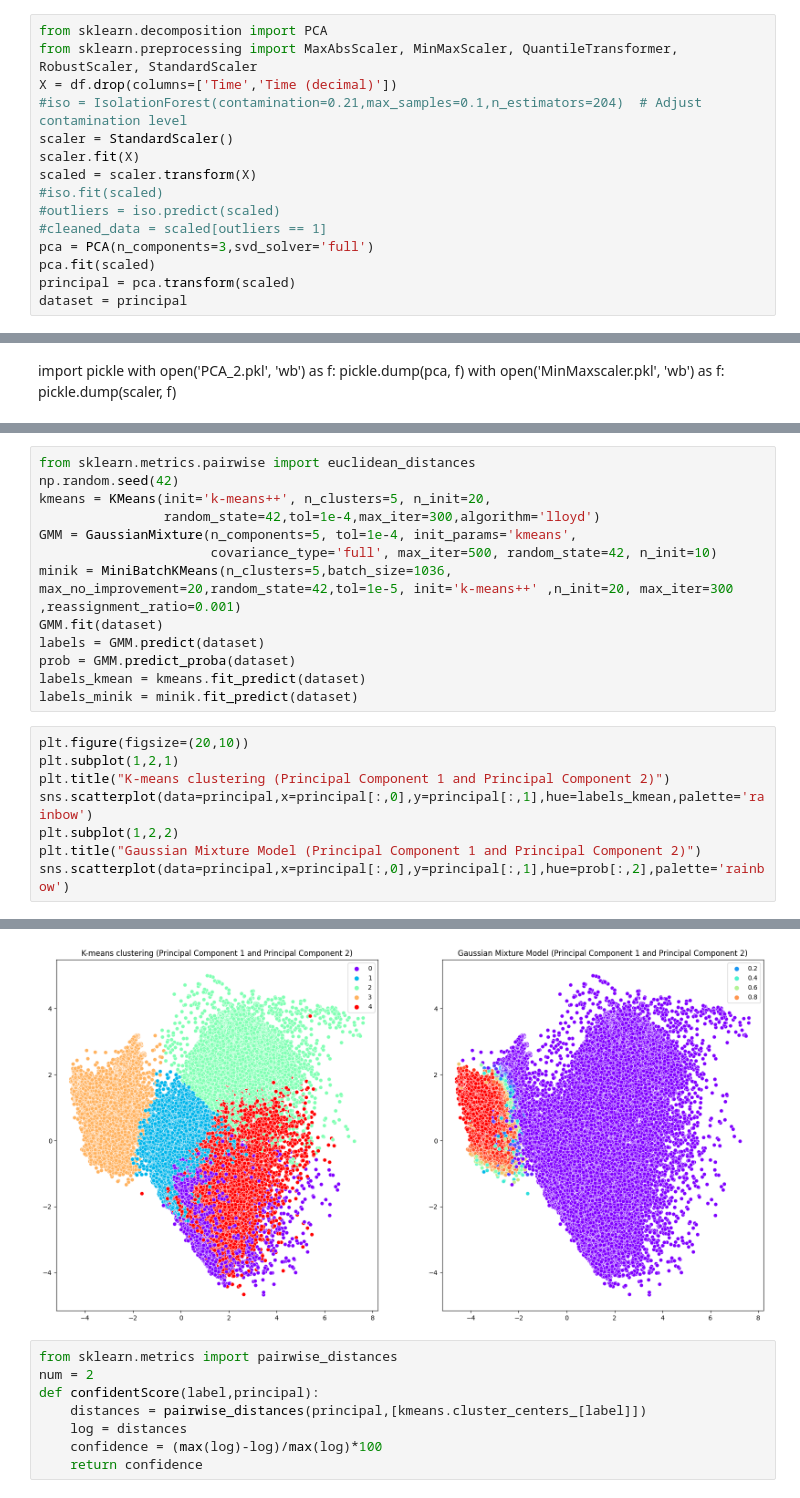
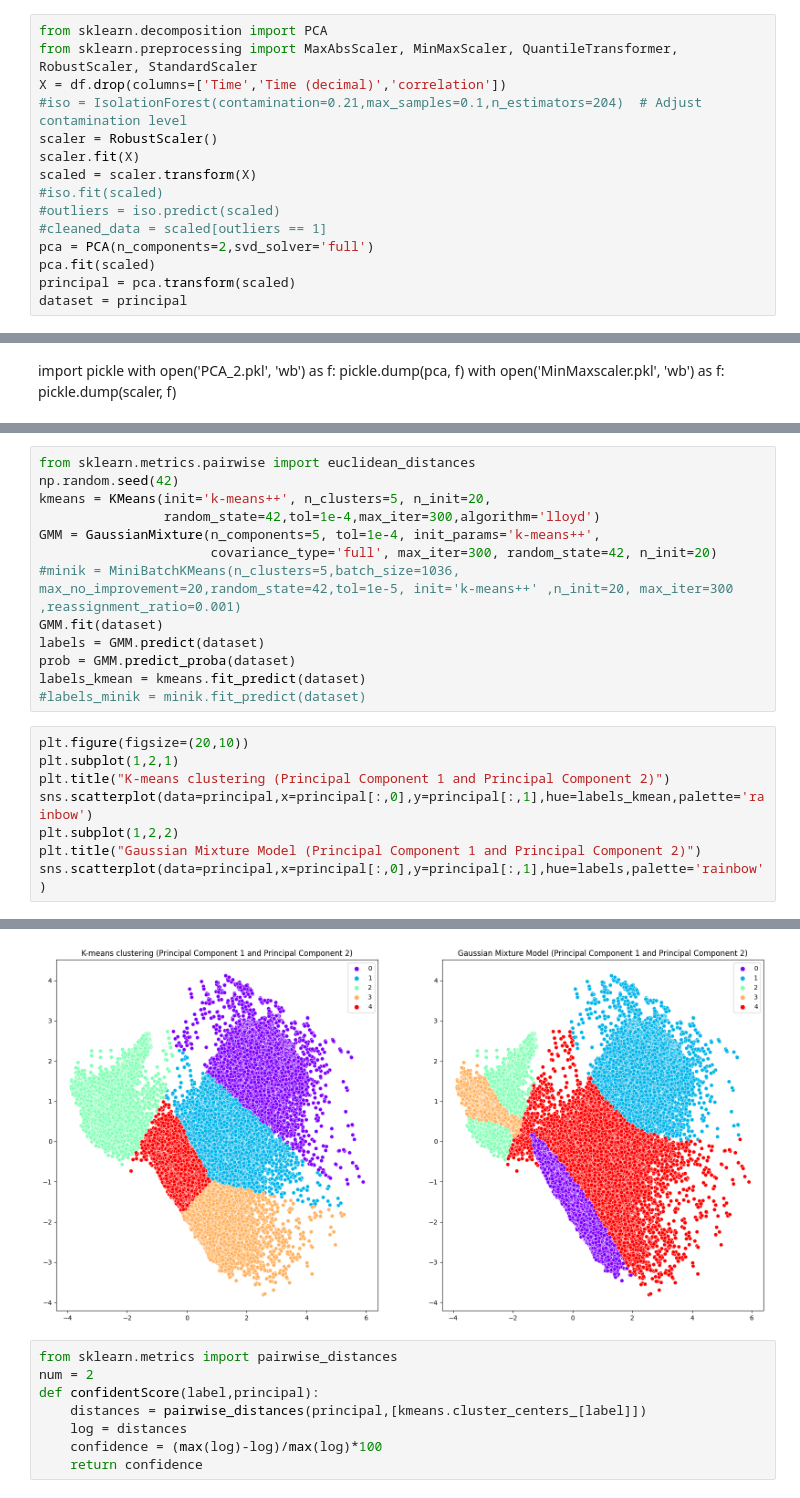
Before and after one commit to PrachayaKMITL/NARIT_internship_2024, a Jupyter notebook: Test_kernel/test_data.ipynb, the cells around one changed output, grey strips where cells are left out. Cells and saved outputs as stored; diff of their text form.

```diff
--- a/Test_kernel/test_data.ipynb
+++ b/Test_kernel/test_data.ipynb
@@ -174,15 +168,15 @@ sns.heatmap(data=df.drop(columns=['Time (decimal)']).corr(),annot=True,cmap='jet
 # %%
 from sklearn.decomposition import PCA
 from sklearn.preprocessing import MaxAbsScaler, MinMaxScaler, QuantileTransformer, RobustScaler, StandardScaler
-X = df.drop(columns=['Time','Time (decimal)'])
+X = df.drop(columns=['Time','Time (decimal)','correlation'])
 #iso = IsolationForest(contamination=0.21,max_samples=0.1,n_estimators=204)  # Adjust contamination level
-scaler = StandardScaler()
+scaler = RobustScaler()
 scaler.fit(X)
 scaled = scaler.transform(X)
 #iso.fit(scaled)
 #outliers = iso.predict(scaled)
 #cleaned_data = scaled[outliers == 1]
-pca = PCA(n_components=3,svd_solver='full')
+pca = PCA(n_components=2,svd_solver='full')
 pca.fit(scaled)
 principal = pca.transform(scaled)
 dataset = principal
@@ -226,25 +225,25 @@ from sklearn.metrics.pairwise import euclidean_distances
 np.random.seed(42)
 kmeans = KMeans(init='k-means++', n_clusters=5, n_init=20,
                 random_state=42,tol=1e-4,max_iter=300,algorithm='lloyd')
-GMM = GaussianMixture(n_components=5, tol=1e-4, init_params='kmeans',
-                      covariance_type='full', max_iter=500, random_state=42, n_init=10)
-minik = MiniBatchKMeans(n_clusters=5,batch_size=1036, max_no_improvement=20,random_state=42,tol=1e-5, init='k-means++' ,n_init=20, max_iter=300 ,reassignment_ratio=0.001)
+GMM = GaussianMixture(n_components=5, tol=1e-4, init_params='k-means++',
+                      covariance_type='full', max_iter=300, random_state=42, n_init=20)
+#minik = MiniBatchKMeans(n_clusters=5,batch_size=1036, max_no_improvement=20,random_state=42,tol=1e-5, init='k-means++' ,n_init=20, max_iter=300 ,reassignment_ratio=0.001)
 GMM.fit(dataset)
 labels = GMM.predict(dataset)
 prob = GMM.predict_proba(dataset)
 labels_kmean = kmeans.fit_predict(dataset)
-labels_minik = minik.fit_predict(dataset)
+#labels_minik = minik.fit_predict(dataset)
 # %%
 plt.figure(figsize=(20,10))
 plt.subplot(1,2,1)
 plt.title("K-means clustering (Principal Component 1 and Principal Component 2)")
 sns.scatterplot(data=principal,x=principal[:,0],y=principal[:,1],hue=labels_kmean,palette='rainbow')
 plt.subplot(1,2,2)
 plt.title("Gaussian Mixture Model (Principal Component 1 and Principal Component 2)")
-sns.scatterplot(data=principal,x=principal[:,0],y=principal[:,1],hue=prob[:,2],palette='rainbow')
+sns.scatterplot(data=principal,x=principal[:,0],y=principal[:,1],hue=labels,palette='rainbow')
 # %% [output]
 <Axes: title={'center': 'Gaussian Mixture Model (Principal Component 1 and Principal Component 2)'}>
-[figure, old version]
+[figure, new version]
 # %%
 from sklearn.metrics import pairwise_distances
 num = 2
```
Also changed, not shown: parts of 14 cells of this notebook, 9 other files.
